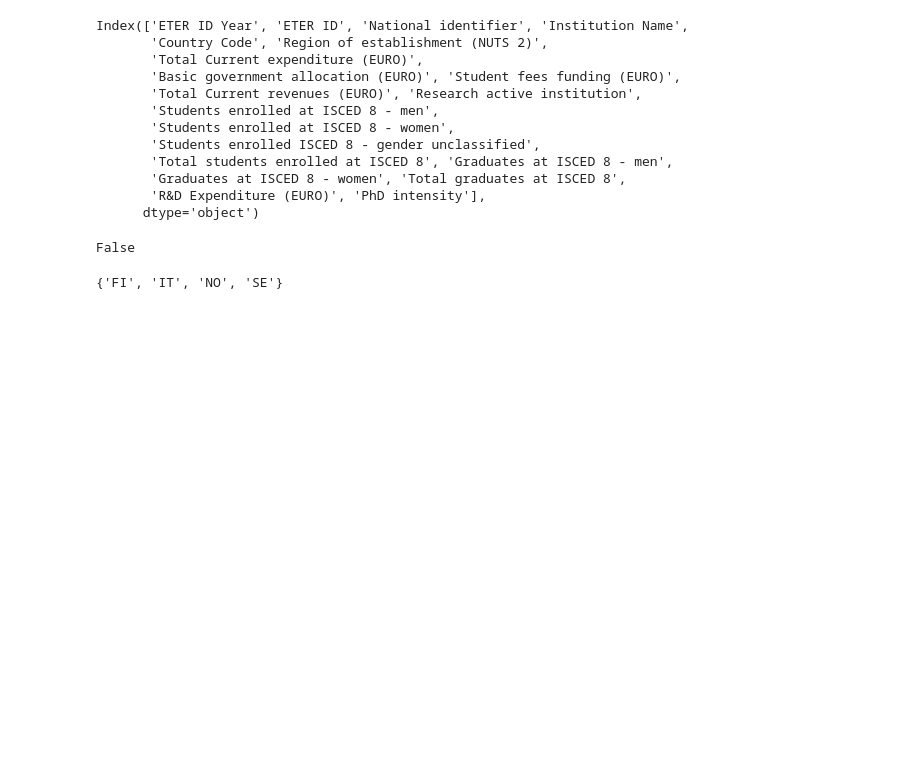
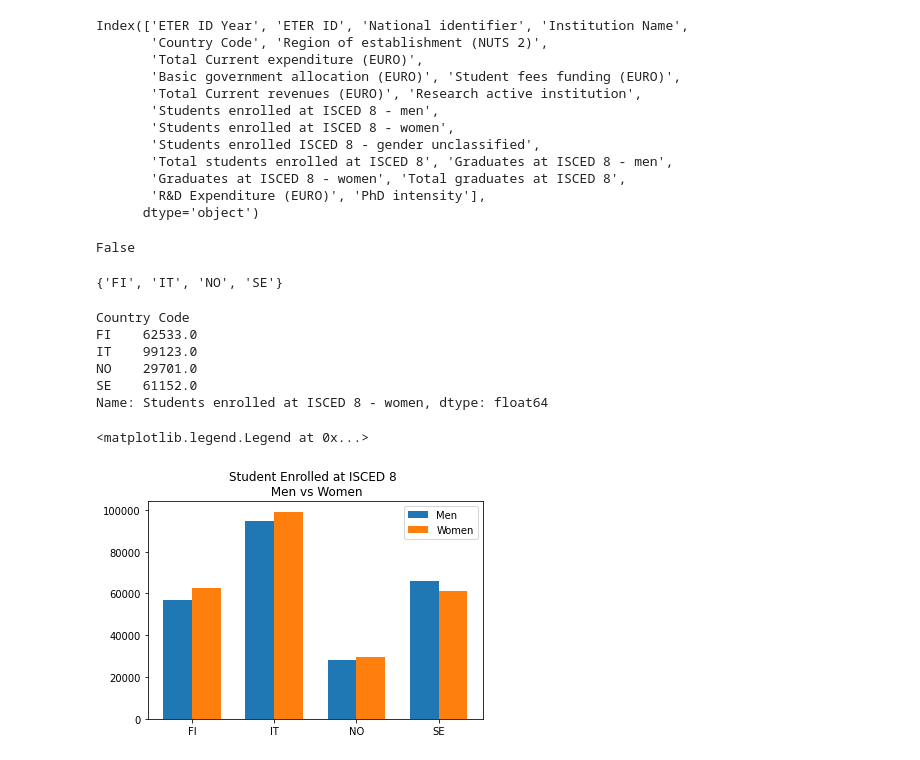
Before and after one commit to robertapassarelli/QME_projectwork, a Jupyter notebook: project_qme.ipynb, the cells around one changed output. Saved outputs shown, nothing was run; the diff lists cells and outputs as text; code cells hidden in the pictures; blank space fills up the shorter version.

```diff
--- a/project_qme.ipynb
+++ b/project_qme.ipynb
@@ -67,0 +67,32 @@ set(data_clean0["Country Code"]) # These are the contries considered
+# %%
+tot_stud_enrolled_men = data_clean0.groupby(['Country Code'])['Students enrolled at ISCED 8 - men'].sum()
+tot_stud_enrolled_wom = data_clean0.groupby(['Country Code'])['Students enrolled at ISCED 8 - women'].sum()
+# %%
+tot_stud_enrolled_wom
+# %% [output]
+Country Code
+FI    62533.0
+IT    99123.0
+NO    29701.0
+SE    61152.0
+Name: Students enrolled at ISCED 8 - women, dtype: float64
+# %%
+labels = ['FI', 'IT', 'NO', 'SE']
+men_means = list(tot_stud_enrolled_men)
+women_means = list(tot_stud_enrolled_wom)
+
+x = np.arange(len(labels))  # the label locations
+width = 0.35  # the width of the bars
+
+fig, ax = plt.subplots()
+rects1 = ax.bar(x - width/2, men_means, width, label='Men')
+rects2 = ax.bar(x + width/2, women_means, width, label='Women')
+
+# Add some text for labels, title and custom x-axis tick labels, etc.
+ax.set_title('Student Enrolled at ISCED 8 \n Men vs Women')
+ax.set_xticks(x)
+ax.set_xticklabels(labels)
+ax.legend()
+# %% [output]
+<matplotlib.legend.Legend at 0x...>
+[figure, added]
```
Also changed, not shown: parts of 2 cells of this notebook.
